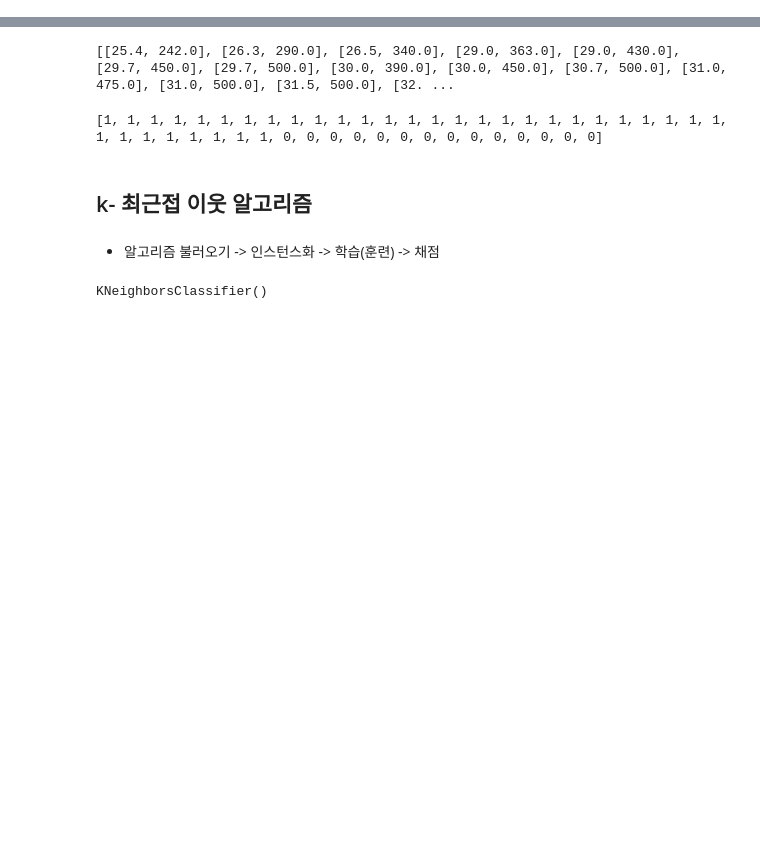
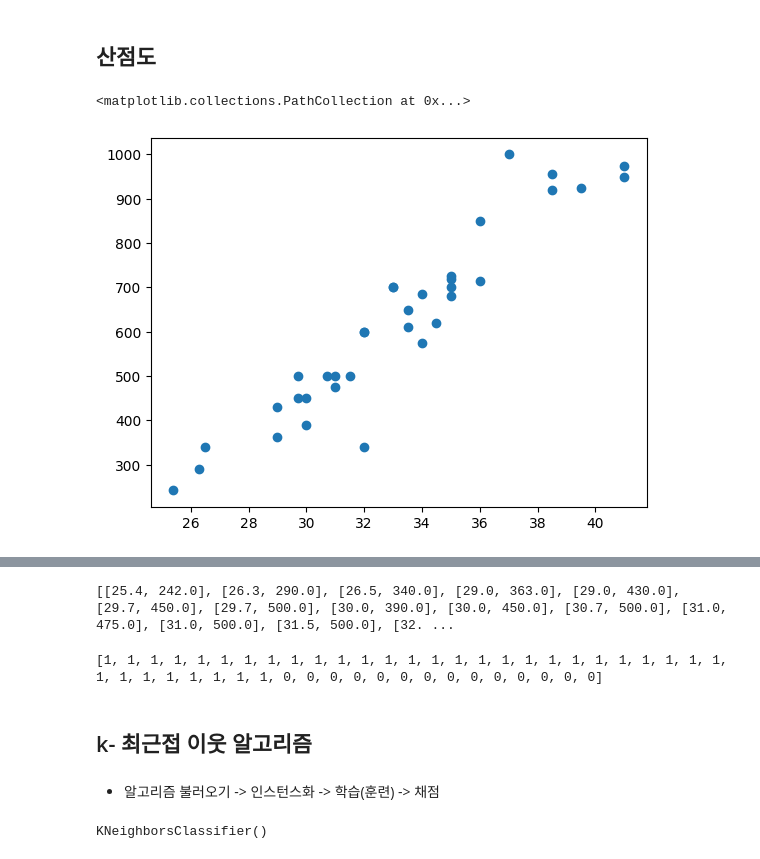
Before and after one commit to eyoojin/TIL, a Jupyter notebook: ml/1-3_k-최근접이웃알고리즘.ipynb, the cells around one changed output, grey strips where cells are left out. Saved outputs shown, nothing was run; the diff lists cells and outputs as text; code cells hidden in the pictures; blank space fills up the shorter version.

```diff
--- a/ml/1-3_k-최근접이웃알고리즘.ipynb
+++ b/ml/1-3_k-최근접이웃알고리즘.ipynb
@@ -1 +21,11 @@
+# %% [markdown]
+## 산점도
+# %%
+import matplotlib.pyplot as plt
+
+# plot: 선, bar: 막대, scatter: 산점도
+plt.scatter(bream_length, bream_weight)
+# %% [output]
+<matplotlib.collections.PathCollection at 0x...>
+[figure, added]
 # %%
```
Also changed, not shown: parts of 11 cells of this notebook, 4 other files.
